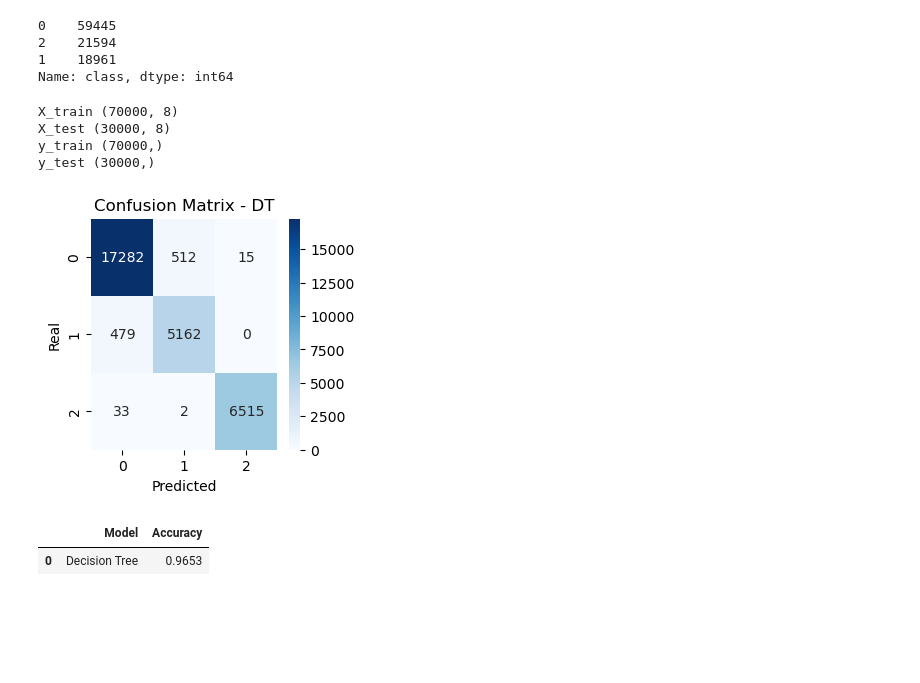
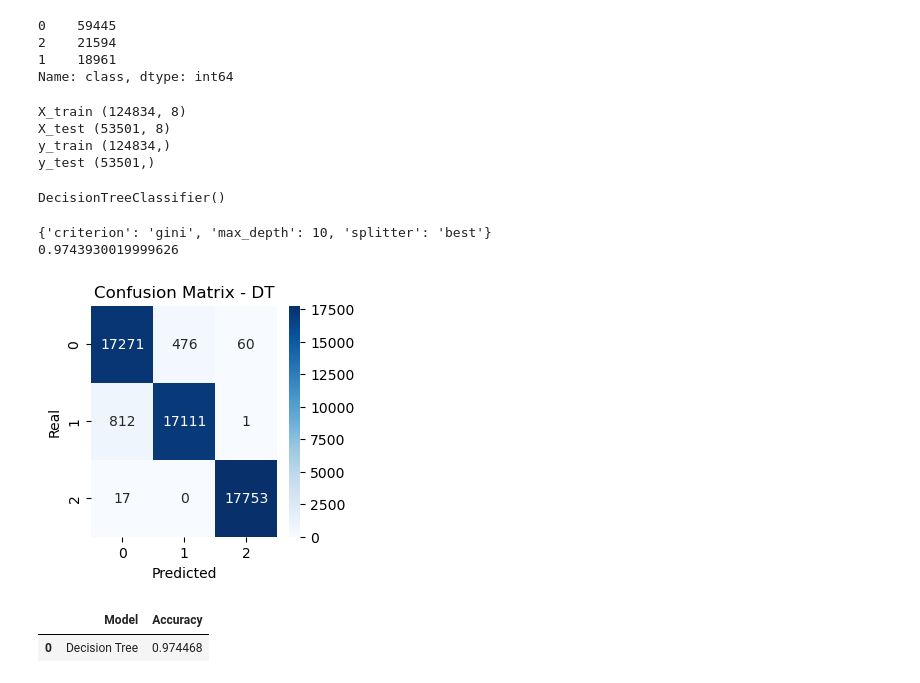
Before and after one commit to phys1cstothemax/Capstone2, a Jupyter notebook: Capstone 2 Modelling.ipynb, the cells around one changed output. Cells and saved outputs as stored; diff of their text form; code cells hidden in the pictures; blank space fills up the shorter version.

```diff
--- a/Capstone 2 Modelling.ipynb
+++ b/Capstone 2 Modelling.ipynb
@@ -155,6 +157,10 @@ stellar['class'].value_counts()
 2    21594
 1    18961
 Name: class, dtype: int64
+# %%
+#I want to address the category imbalance with SMOTE
+sm = SMOTE(random_state=42)
+X_res, y_res = sm.fit_resample(X, y)
 # %%
 #I will then train_test_split and scale the features
 X = stellar.drop(['class'], axis = 1)
@@ -164,16 +170,16 @@ sc = preprocessing.StandardScaler()
 X = sc.fit_transform(X)
 
 
-X_train,X_test,y_train,y_test = train_test_split(X , y , test_size=0.3 , random_state=0)
+X_train,X_test,y_train,y_test = train_test_split(X_res , y_res , test_size=0.3 , random_state=0)
 print('X_train', X_train.shape)
 print('X_test', X_test.shape)
 print('y_train', y_train.shape)
 print('y_test', y_test.shape)
 # %% [output]
-X_train (70000, 8)
-X_test (30000, 8)
-y_train (70000,)
-y_test (30000,)
+X_train (124834, 8)
+X_test (53501, 8)
+y_train (124834,)
+y_test (53501,)
 # %%
 # I am creating a dataframe with the accuracy score along with which model so the findings will be easier to convey
 results = pd.DataFrame(columns=['Model', 'Accuracy'])
@@ -181,22 +187,40 @@ results = pd.DataFrame(columns=['Model', 'Accuracy'])
 #Decision Tree CLassifier
 dt = DecisionTreeClassifier()
 dt.fit(X_train, y_train)
-y_pred_dt = dt.predict(X_test)
-accuracy_dt = accuracy_score(y_test, y_pred_dt)
-con_matrix_dt = confusion_matrix(y_test, y_pred_dt)
-
-plt.figure(figsize=(3, 3))
-sns.heatmap(con_matrix_dt, annot=True, fmt='d', cmap="Blues")
-plt.xlabel('Predicted')
-plt.ylabel('Real')
-plt.title('Confusion Matrix - DT')
-plt.show()
-
-results = results.append({'Model':'Decision Tree', 'Accuracy':accuracy_dt}, ignore_index = True)
-results
 # %% [output]
-[figure, removed]
-|  | Model | Accuracy |
-| 0 | Decision Tree | 0.9653 |
+DecisionTreeClassifier()
+# %%
+#Hyperparameter optimization for Decision Tree
+param_grid = {'criterion': ['gini', 'entropy', 'log_loss'], 'splitter': ['best', 'random'],'max_depth':[2, 5, 10, 20, 30 ,40, 100, 200, 500]}
+cv_dt = GridSearchCV(dt, param_grid)
+cv_dt.fit(X_train, y_train)
+print(cv_dt.best_params_)
+cv_dt_predictions = cv_dt.predict(X_test)
+print(accuracy_score(y_test, cv_dt_predictions))
+# %% [output]
+{'criterion': 'gini', 'max_depth': 10, 'splitter': 'best'}
+0.9743930019999626
+# %%
+#Executing RF with the optimized hyperparameters from above
+dt = DecisionTreeClassifier(criterion = 'gini', max_depth = 10, splitter = 'best')
+dt.fit(X_train, y_train)
+y_pred_dt = dt.predict(X_test)
+accuracy_dt = accuracy_score(y_test, y_pred_dt)
+con_matrix_dt = confusion_matrix(y_test, y_pred_dt)
+
+plt.figure(figsize=(3, 3))
+
+sns.heatmap(con_matrix_dt, annot=True, fmt='d', cmap="Blues")
+plt.xlabel('Predicted')
+plt.ylabel('Real')
+plt.title('Confusion Matrix - DT')
+plt.show()
+
+results = results.append({'Model':'Decision Tree', 'Accuracy':accuracy_dt}, ignore_index = True)
+results
+# %% [output]
+[figure, added]
+|  | Model | Accuracy |
+| 0 | Decision Tree | 0.974468 |
 # %%
 #Random Forest CLassifier
```
Also changed, not shown: parts of 10 cells of this notebook.
